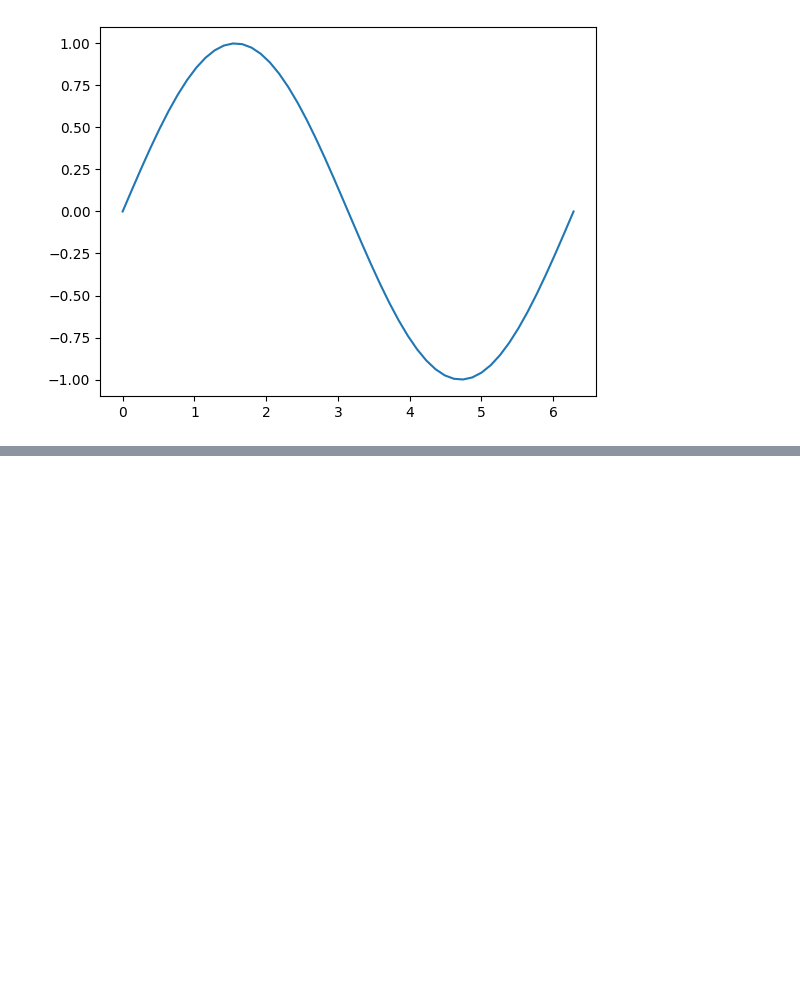
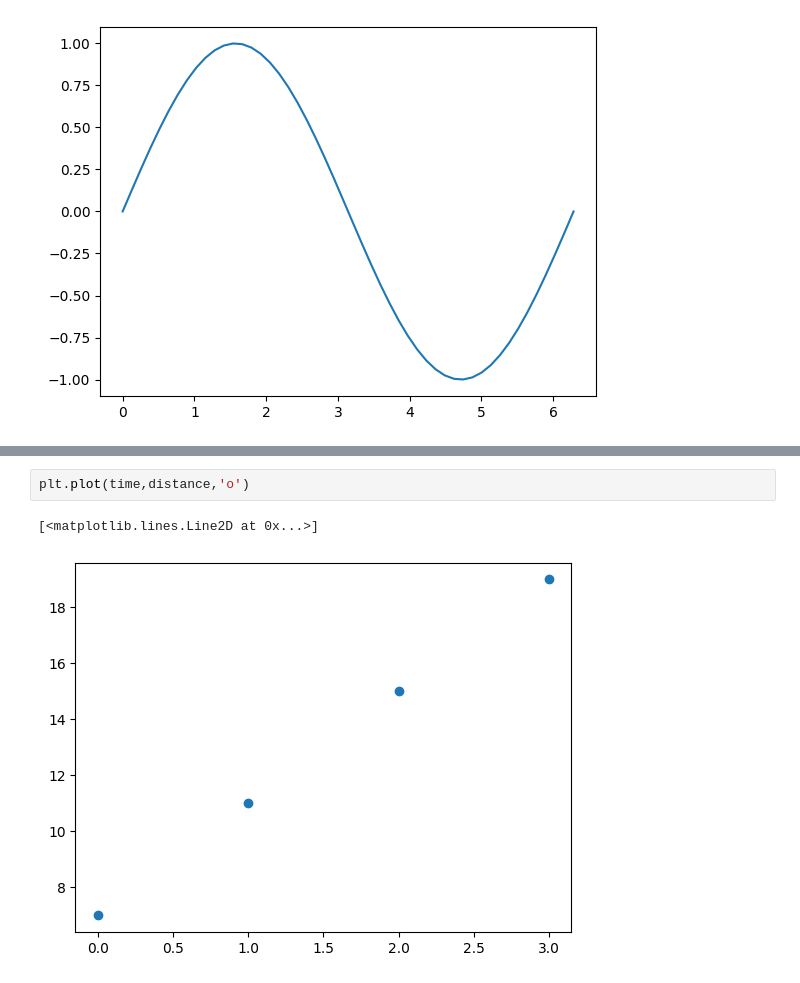
Before and after one commit to ankitmathur111/qriusankit, a Jupyter notebook: Yaksh_fossee/pre_ipynb.ipynb, the cells around one changed output, grey strips where cells are left out. Cells and saved outputs as stored; diff of their text form; blank space fills up the shorter version.

```diff
--- a/Yaksh_fossee/pre_ipynb.ipynb
+++ b/Yaksh_fossee/pre_ipynb.ipynb
@@ -22,0 +36,5 @@ plt.ylim(-5*np.pi, 5*np.pi)
+# %%
+plt.plot(time,distance,'o')
+# %% [output]
+[<matplotlib.lines.Line2D at 0x...>]
+[figure, added]
```
Also changed, not shown: parts of 37 cells of this notebook.
